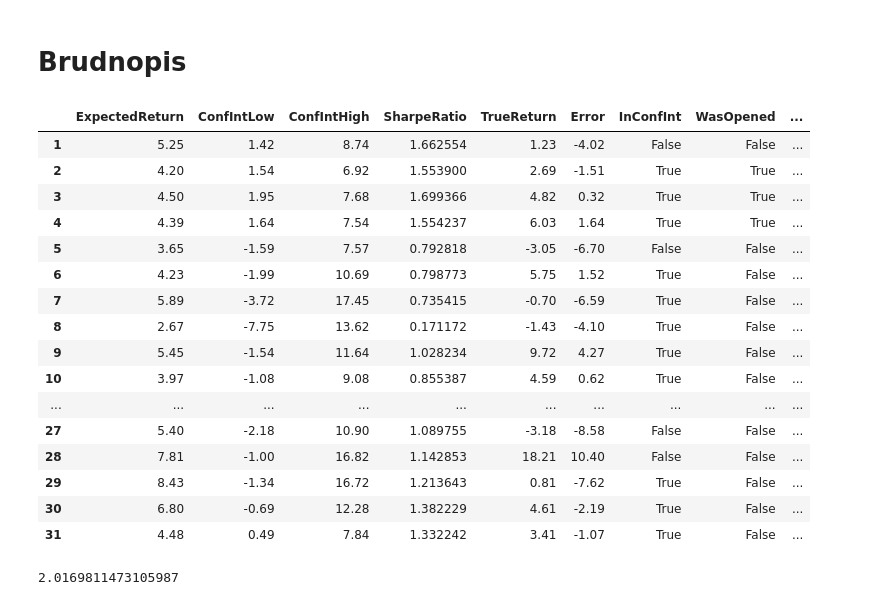
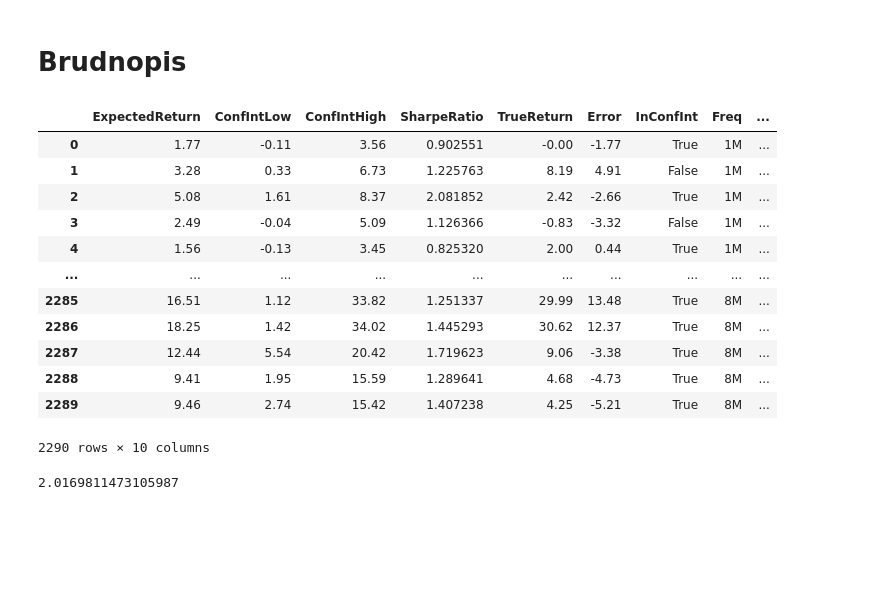
Before and after one commit to jakubweglowski/ETF-Trading, a Jupyter notebook: run.ipynb, the cells around one changed output. Saved outputs shown, nothing was run; the diff lists cells and outputs as text; code cells hidden in the pictures; blank space fills up the shorter version.

Commit message:
Added backtest results + aggregated csv

```diff
--- a/run.ipynb
+++ b/run.ipynb
@@ -514,25 +515,3 @@ model.predict(Xtest)
 array([ True,  True, False, False, False, False,  True])
 # %% [markdown]
 # Brudnopis
-# %%
-bt = Backtest('2016-01-01', '2025-02-03', '6M', 2)
-bt.summary = pd.read_csv('Backtest/Backtest freq 6M len_train 2.csv', index_col='Unnamed: 0')
-bt.getSummary(sharpe_threshold=1.0)
-# %% [output]
-|  | ExpectedReturn | ConfIntLow | ConfIntHigh | SharpeRatio | TrueReturn | Error | InConfInt | WasOpened | ... |
-| 1 | 5.25 | 1.42 | 8.74 | 1.662554 | 1.23 | -4.02 | False | False | ... |
-| 2 | 4.20 | 1.54 | 6.92 | 1.553900 | 2.69 | -1.51 | True | True | ... |
-| 3 | 4.50 | 1.95 | 7.68 | 1.699366 | 4.82 | 0.32 | True | True | ... |
-| 4 | 4.39 | 1.64 | 7.54 | 1.554237 | 6.03 | 1.64 | True | True | ... |
-| 5 | 3.65 | -1.59 | 7.57 | 0.792818 | -3.05 | -6.70 | False | False | ... |
-| 6 | 4.23 | -1.99 | 10.69 | 0.798773 | 5.75 | 1.52 | True | False | ... |
-| 7 | 5.89 | -3.72 | 17.45 | 0.735415 | -0.70 | -6.59 | True | False | ... |
-| 8 | 2.67 | -7.75 | 13.62 | 0.171172 | -1.43 | -4.10 | True | False | ... |
-| 9 | 5.45 | -1.54 | 11.64 | 1.028234 | 9.72 | 4.27 | True | False | ... |
-| 10 | 3.97 | -1.08 | 9.08 | 0.855387 | 4.59 | 0.62 | True | False | ... |
-| ... | ... | ... | ... | ... | ... | ... | ... | ... | ... |
-| 27 | 5.40 | -2.18 | 10.90 | 1.089755 | -3.18 | -8.58 | False | False | ... |
-| 28 | 7.81 | -1.00 | 16.82 | 1.142853 | 18.21 | 10.40 | False | False | ... |
-| 29 | 8.43 | -1.34 | 16.72 | 1.213643 | 0.81 | -7.62 | True | False | ... |
-| 30 | 6.80 | -0.69 | 12.28 | 1.382229 | 4.61 | -2.19 | True | False | ... |
-| 31 | 4.48 | 0.49 | 7.84 | 1.332242 | 3.41 | -1.07 | True | False | ... |
@@ -539,3 +540,19 @@ bt.getSummary(sharpe_threshold=1.0)
+# %%
+pd.read_csv('Backtest/Full backtest.csv', index_col='Unnamed: 0')
+# %% [output]
+|  | ExpectedReturn | ConfIntLow | ConfIntHigh | SharpeRatio | TrueReturn | Error | InConfInt | Freq | ... |
+| 0 | 1.77 | -0.11 | 3.56 | 0.902551 | -0.00 | -1.77 | True | 1M | ... |
+| 1 | 3.28 | 0.33 | 6.73 | 1.225763 | 8.19 | 4.91 | False | 1M | ... |
+| 2 | 5.08 | 1.61 | 8.37 | 2.081852 | 2.42 | -2.66 | True | 1M | ... |
+| 3 | 2.49 | -0.04 | 5.09 | 1.126366 | -0.83 | -3.32 | False | 1M | ... |
+| 4 | 1.56 | -0.13 | 3.45 | 0.825320 | 2.00 | 0.44 | True | 1M | ... |
+| ... | ... | ... | ... | ... | ... | ... | ... | ... | ... |
+| 2285 | 16.51 | 1.12 | 33.82 | 1.251337 | 29.99 | 13.48 | True | 8M | ... |
+| 2286 | 18.25 | 1.42 | 34.02 | 1.445293 | 30.62 | 12.37 | True | 8M | ... |
+| 2287 | 12.44 | 5.54 | 20.42 | 1.719623 | 9.06 | -3.38 | True | 8M | ... |
+| 2288 | 9.41 | 1.95 | 15.59 | 1.289641 | 4.68 | -4.73 | True | 8M | ... |
+| 2289 | 9.46 | 2.74 | 15.42 | 1.407238 | 4.25 | -5.21 | True | 8M | ... |
+2290 rows × 10 columns
 # %%
 len_test = 5
 Xtrain, ytrain = df.iloc[:-len_test, :-1], df.iloc[:-len_test, -1]
```
Also changed, not shown: parts of 4 cells of this notebook, 36 other files.
